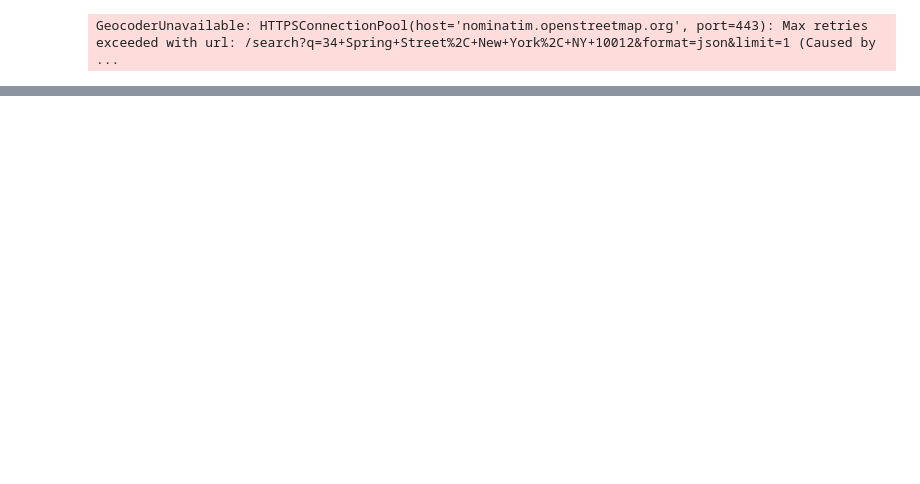
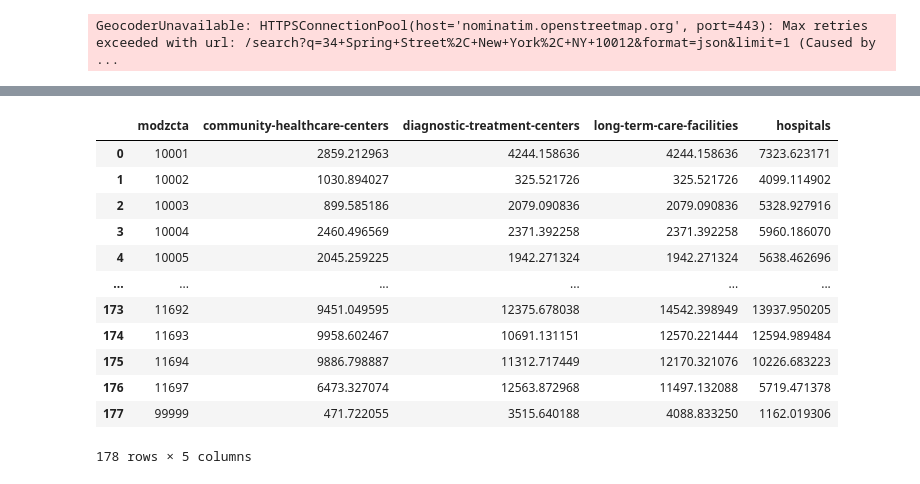
Before and after one commit to saturn-drm/equity-during-covid, a Jupyter notebook: scripts/1130address.ipynb, the cells around one changed output, grey strips where cells are left out. Drawn from its saved outputs; the diff is of its cells as text; code cells hidden in the pictures; blank space fills up the shorter version.

```diff
--- a/scripts/1130address.ipynb
+++ b/scripts/1130address.ipynb
@@ -95,0 +243,17 @@ GeocoderUnavailable: HTTPSConnectionPool(host='nominatim.openstreetmap.org', por
+# %%
+shapessel = shapes[['modzcta'] + facilities['CLASS'].unique().tolist()]
+shapessel
+# %% [output]
+|  | modzcta | community-healthcare-centers | diagnostic-treatment-centers | long-term-care-facilities | hospitals |
+| 0 | 10001 | 2859.212963 | 4244.158636 | 4244.158636 | 7323.623171 |
+| 1 | 10002 | 1030.894027 | 325.521726 | 325.521726 | 4099.114902 |
+| 2 | 10003 | 899.585186 | 2079.090836 | 2079.090836 | 5328.927916 |
+| 3 | 10004 | 2460.496569 | 2371.392258 | 2371.392258 | 5960.186070 |
+| 4 | 10005 | 2045.259225 | 1942.271324 | 1942.271324 | 5638.462696 |
+| ... | ... | ... | ... | ... | ... |
+| 173 | 11692 | 9451.049595 | 12375.678038 | 14542.398949 | 13937.950205 |
+| 174 | 11693 | 9958.602467 | 10691.131151 | 12570.221444 | 12594.989484 |
+| 175 | 11694 | 9886.798887 | 11312.717449 | 12170.321076 | 10226.683223 |
+| 176 | 11697 | 6473.327074 | 12563.872968 | 11497.132088 | 5719.471378 |
+| 177 | 99999 | 471.722055 | 3515.640188 | 4088.833250 | 1162.019306 |
+178 rows × 5 columns
```
Also changed, not shown: parts of 27 cells of this notebook, 9 other files.
